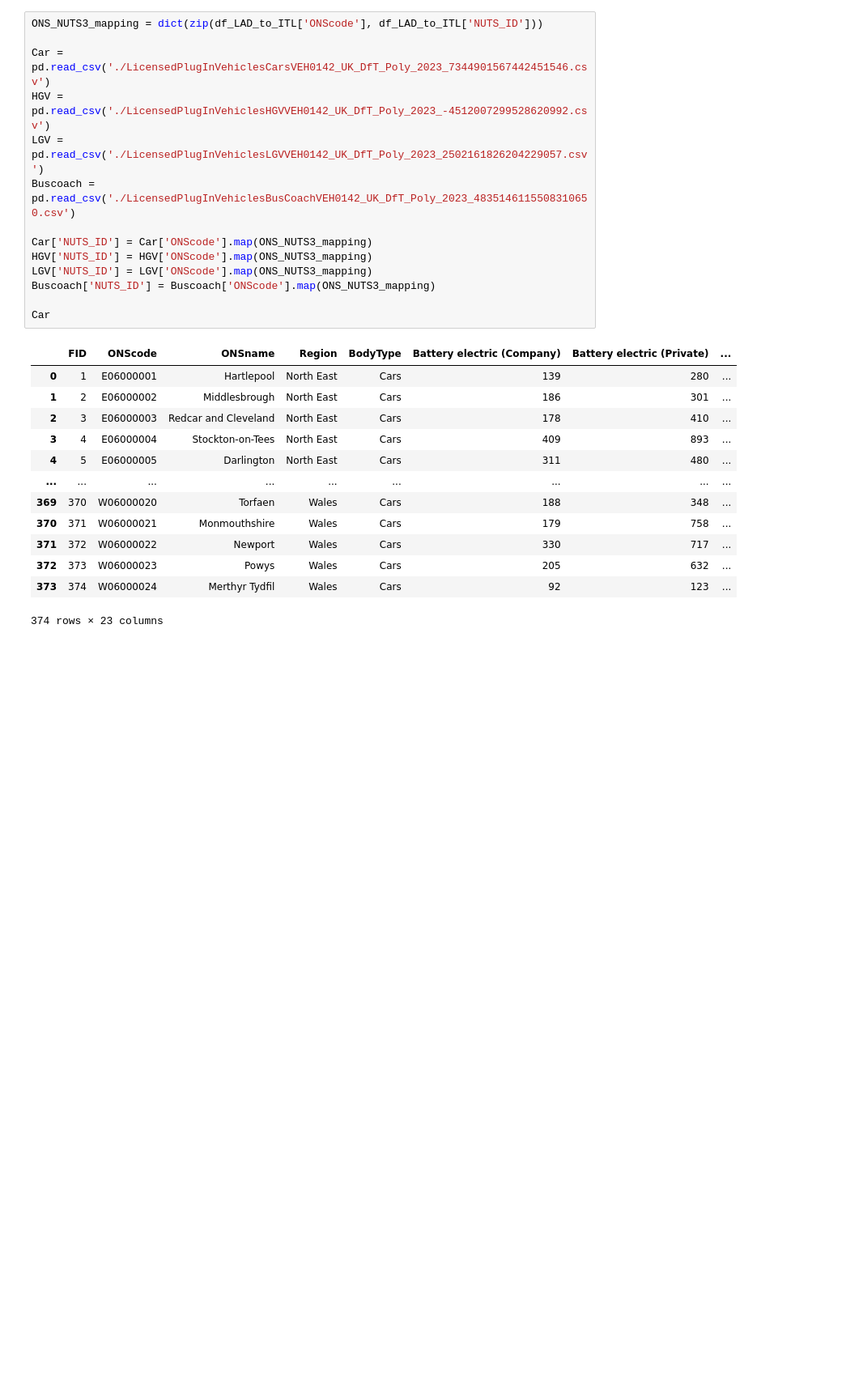
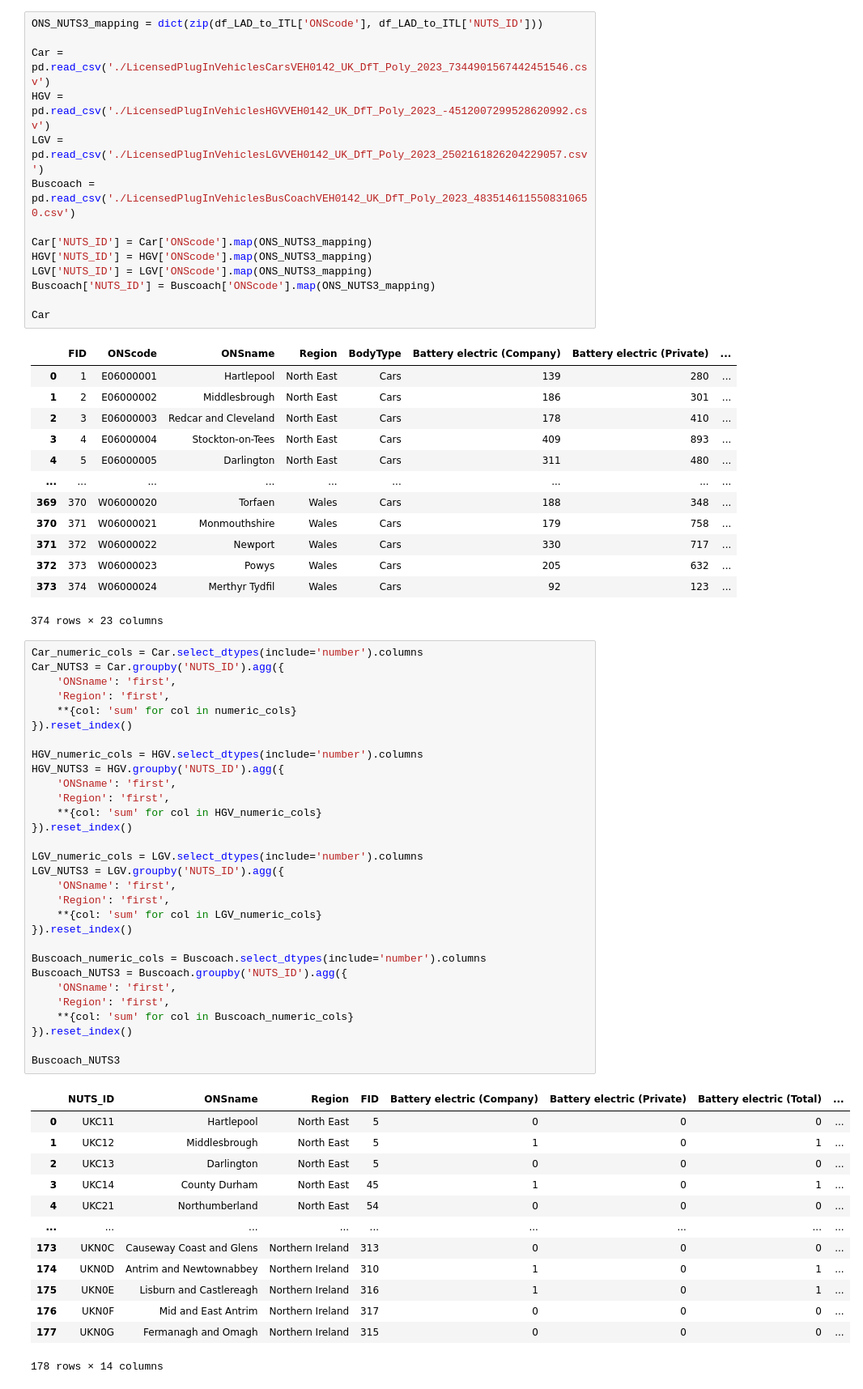
Before and after one commit to zhichuanma/Nature-EV, a Jupyter notebook: data/EV/EV_vehicle/EV_Vehicle_Distribution_Visualization.ipynb, the cells around one changed output. Shown at 81% size. Saved outputs shown, nothing was run; the diff lists cells and outputs as text; blank space fills up the shorter version.

```diff
--- a/data/EV/EV_vehicle/EV_Vehicle_Distribution_Visualization.ipynb
+++ b/data/EV/EV_vehicle/EV_Vehicle_Distribution_Visualization.ipynb
@@ -65,3 +65,47 @@ Car
 | 372 | 373 | W06000023 | Powys | Wales | Cars | 205 | 632 | ... |
 | 373 | 374 | W06000024 | Merthyr Tydfil | Wales | Cars | 92 | 123 | ... |
 374 rows × 23 columns
+# %%
+Car_numeric_cols = Car.select_dtypes(include='number').columns
+Car_NUTS3 = Car.groupby('NUTS_ID').agg({
+    'ONSname': 'first',
+    'Region': 'first',
+    **{col: 'sum' for col in numeric_cols}
+}).reset_index()
+
+HGV_numeric_cols = HGV.select_dtypes(include='number').columns
+HGV_NUTS3 = HGV.groupby('NUTS_ID').agg({
+    'ONSname': 'first',
+    'Region': 'first',
+    **{col: 'sum' for col in HGV_numeric_cols}
+}).reset_index()
+
+LGV_numeric_cols = LGV.select_dtypes(include='number').columns
+LGV_NUTS3 = LGV.groupby('NUTS_ID').agg({
+    'ONSname': 'first',
+    'Region': 'first',
+    **{col: 'sum' for col in LGV_numeric_cols}
+}).reset_index()
+
+Buscoach_numeric_cols = Buscoach.select_dtypes(include='number').columns
+Buscoach_NUTS3 = Buscoach.groupby('NUTS_ID').agg({
+    'ONSname': 'first',
+    'Region': 'first',
+    **{col: 'sum' for col in Buscoach_numeric_cols}
+}).reset_index()
+
+Buscoach_NUTS3
+# %% [output]
+|  | NUTS_ID | ONSname | Region | FID | Battery electric (Company) | Battery electric (Private) | Battery electric (Total) | ... |
+| 0 | UKC11 | Hartlepool | North East | 5 | 0 | 0 | 0 | ... |
+| 1 | UKC12 | Middlesbrough | North East | 5 | 1 | 0 | 1 | ... |
+| 2 | UKC13 | Darlington | North East | 5 | 0 | 0 | 0 | ... |
+| 3 | UKC14 | County Durham | North East | 45 | 1 | 0 | 1 | ... |
+| 4 | UKC21 | Northumberland | North East | 54 | 0 | 0 | 0 | ... |
+| ... | ... | ... | ... | ... | ... | ... | ... | ... |
+| 173 | UKN0C | Causeway Coast and Glens | Northern Ireland | 313 | 0 | 0 | 0 | ... |
+| 174 | UKN0D | Antrim and Newtownabbey | Northern Ireland | 310 | 1 | 0 | 1 | ... |
+| 175 | UKN0E | Lisburn and Castlereagh | Northern Ireland | 316 | 1 | 0 | 1 | ... |
+| 176 | UKN0F | Mid and East Antrim | Northern Ireland | 317 | 0 | 0 | 0 | ... |
+| 177 | UKN0G | Fermanagh and Omagh | Northern Ireland | 315 | 0 | 0 | 0 | ... |
+178 rows × 14 columns
```
